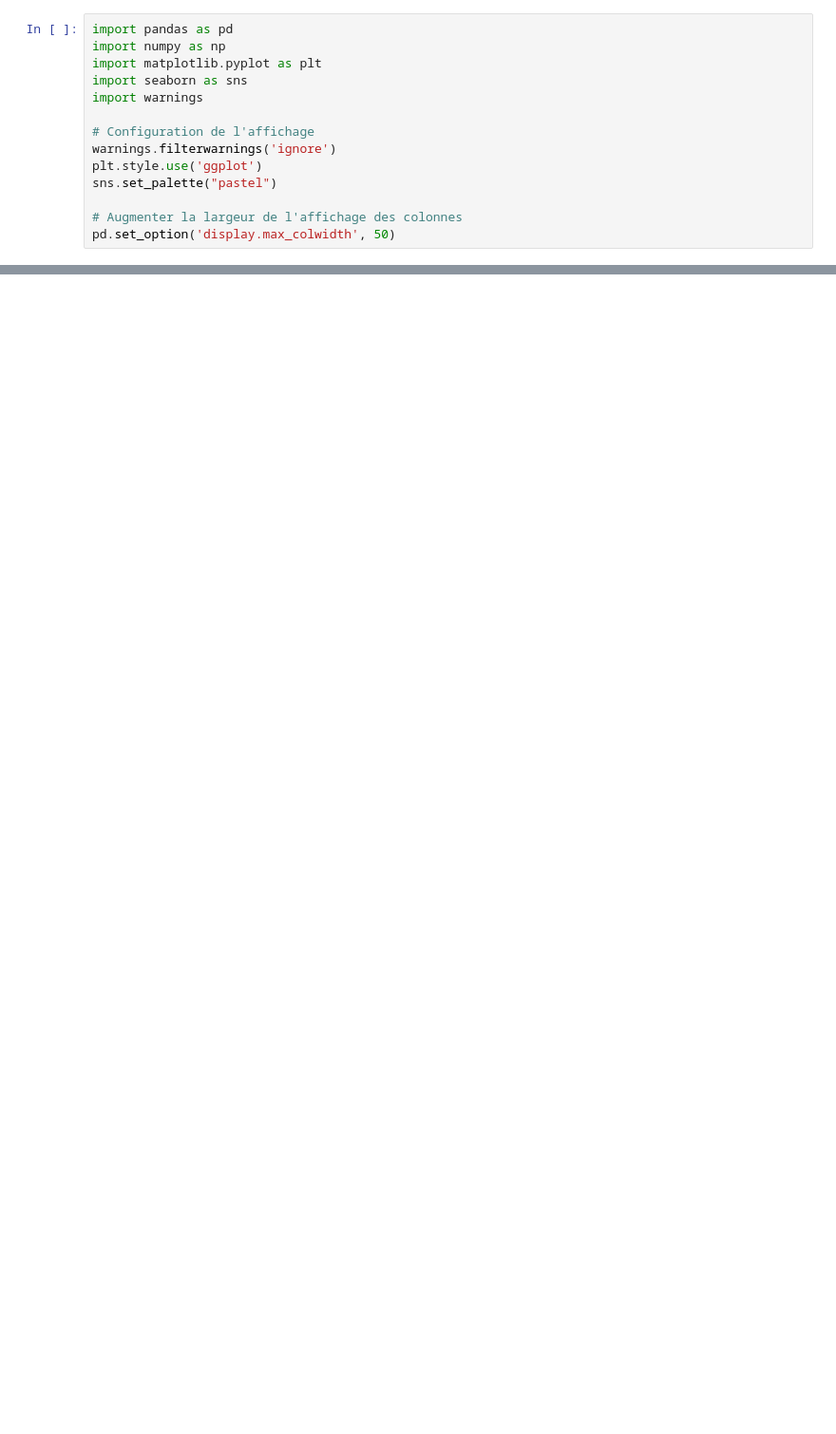
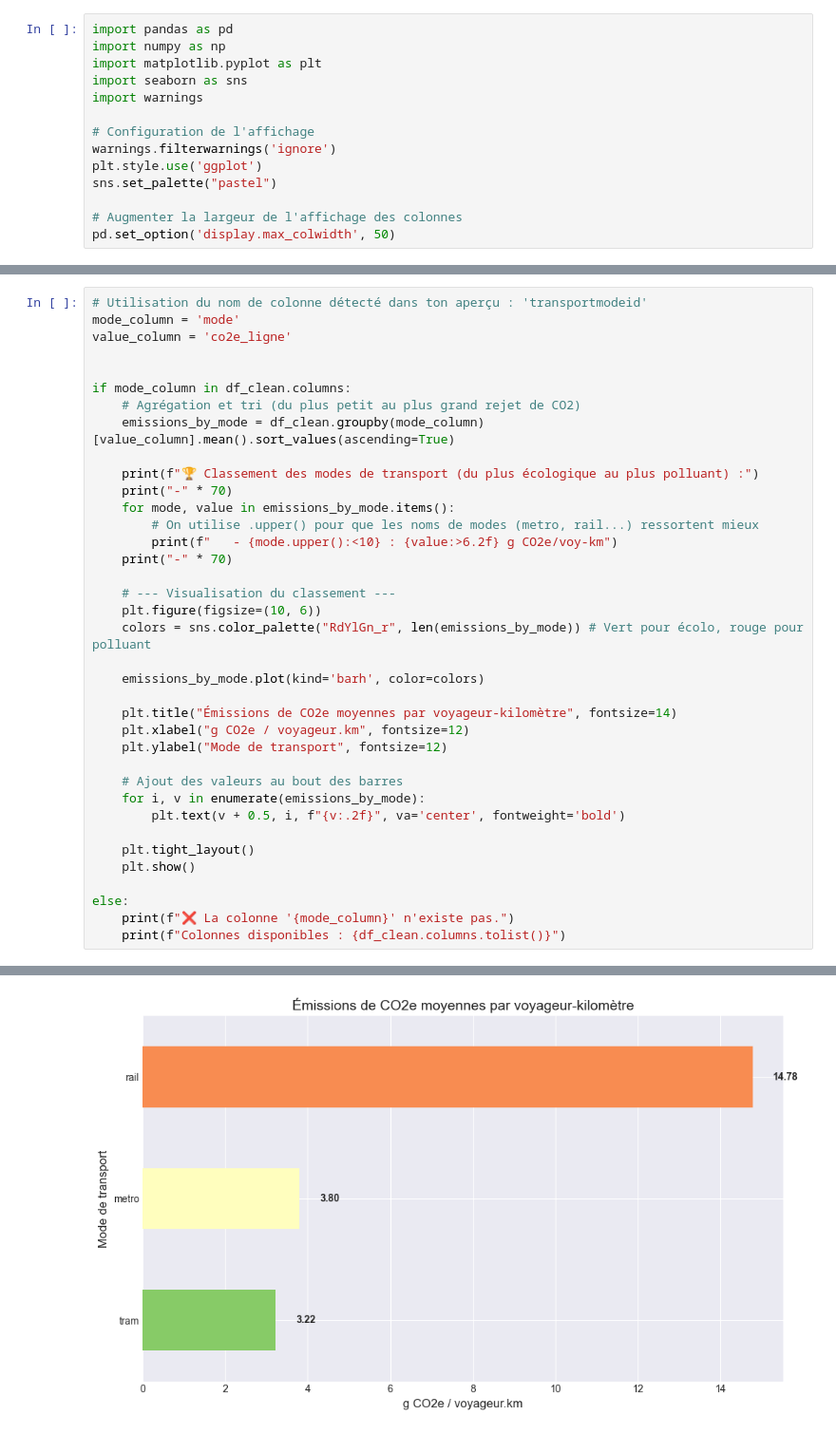
Before and after one commit to Mouhoub-MERDAS-data/smart-mobility-paris-m2-project, a Jupyter notebook: notebooks/02_emissions_voyageur_analysis.ipynb, the cells around one changed output, grey strips where cells are left out. Shown at 95% size. Saved outputs shown, nothing was run; the diff lists cells and outputs as text; blank space fills up the shorter version.

```diff
--- a/notebooks/02_emissions_voyageur_analysis.ipynb
+++ b/notebooks/02_emissions_voyageur_analysis.ipynb
@@ -222,0 +135,38 @@ KeyError: 'mode'
+# %%
+# Utilisation du nom de colonne détecté dans ton aperçu : 'transportmodeid'
+mode_column = 'mode'
+value_column = 'co2e_ligne'
+
+
+if mode_column in df_clean.columns:
+    # Agrégation et tri (du plus petit au plus grand rejet de CO2)
+    emissions_by_mode = df_clean.groupby(mode_column)[value_column].mean().sort_values(ascending=True)
+
+    print(f"🏆 Classement des modes de transport (du plus écologique au plus polluant) :")
+    print("-" * 70)
+    for mode, value in emissions_by_mode.items():
+        # On utilise .upper() pour que les noms de modes (metro, rail...) ressortent mieux
+        print(f"   - {mode.upper():<10} : {value:>6.2f} g CO2e/voy-km")
+    print("-" * 70)
+
+    # --- Visualisation du classement ---
+    plt.figure(figsize=(10, 6))
+    colors = sns.color_palette("RdYlGn_r", len(emissions_by_mode)) # Vert pour écolo, rouge pour polluant
+
+    emissions_by_mode.plot(kind='barh', color=colors)
+
+    plt.title("Émissions de CO2e moyennes par voyageur-kilomètre", fontsize=14)
+    plt.xlabel("g CO2e / voyageur.km", fontsize=12)
+    plt.ylabel("Mode de transport", fontsize=12)
+
+    # Ajout des valeurs au bout des barres
+    for i, v in enumerate(emissions_by_mode):
+        plt.text(v + 0.5, i, f"{v:.2f}", va='center', fontweight='bold')
+
+    plt.tight_layout()
+    plt.show()
+
+else:
+    print(f"❌ La colonne '{mode_column}' n'existe pas.")
+    print(f"Colonnes disponibles : {df_clean.columns.tolist()}")
+# %% [output]
@@ -222,0 +179 @@ KeyError: 'mode'
+[figure, added]
```
Also changed, not shown: parts of 3 cells of this notebook, 2 other files.
